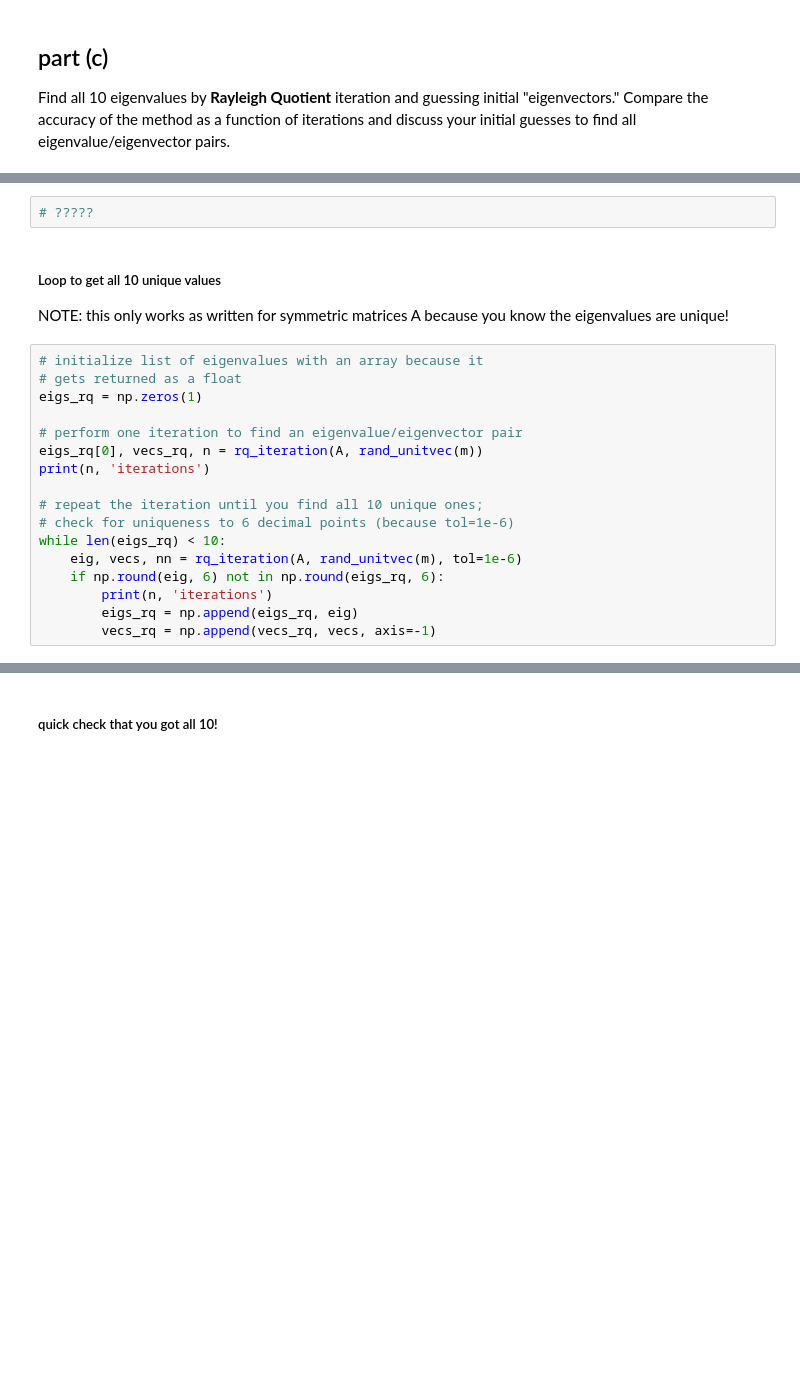
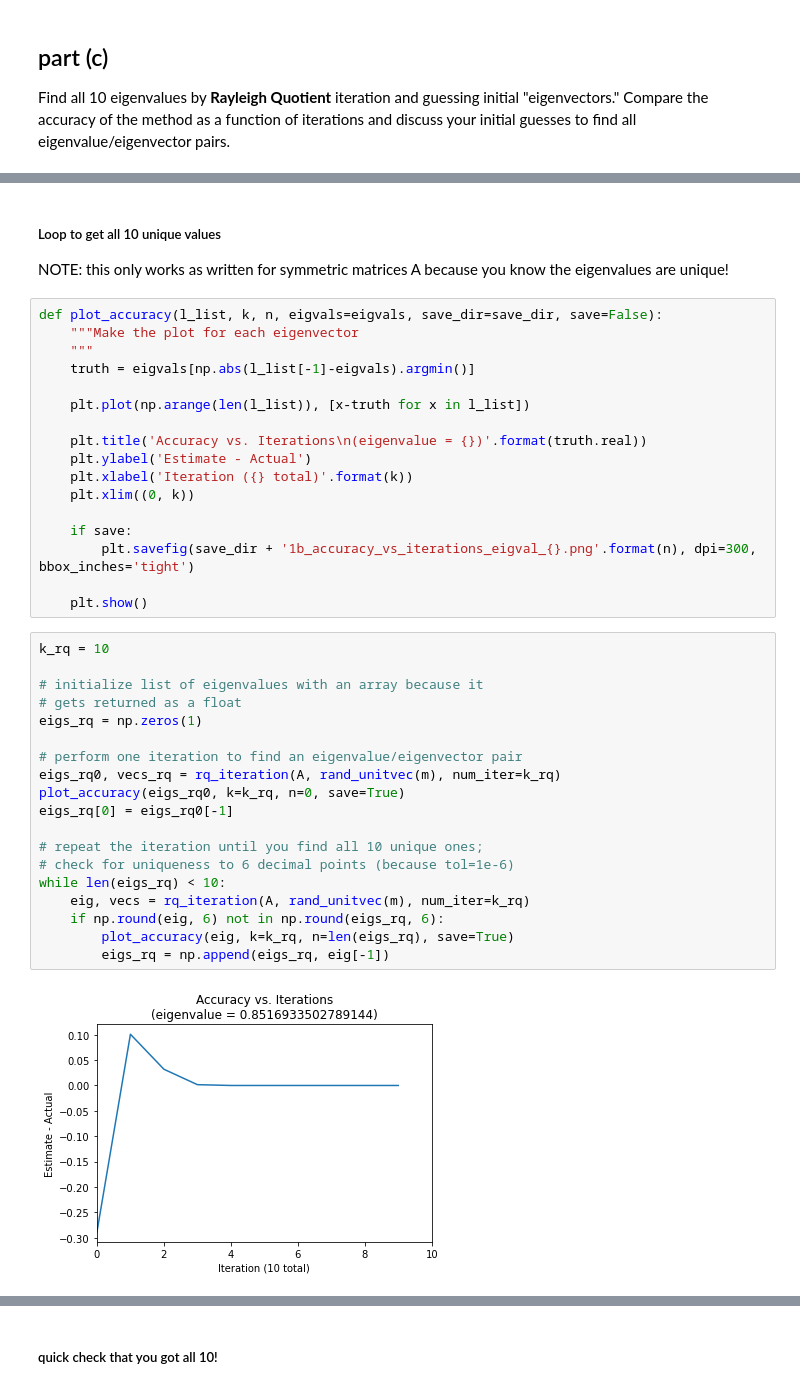
Before and after one commit to jacnugent/amath584, a Jupyter notebook: hw5_iterative_methods/hw5_draft.ipynb, the cells around one changed output, grey strips where cells are left out. Cells and saved outputs as stored; diff of their text form; blank space fills up the shorter version.

```diff
--- a/hw5_iterative_methods/hw5_draft.ipynb
+++ b/hw5_iterative_methods/hw5_draft.ipynb
@@ -257,22 +289,41 @@ Find all 10 eigenvalues by **Rayleigh Quotient** iteration and guessing initial
-# %%
-# ?????
 # %% [markdown]
 ##### Loop to get all 10 unique values
 NOTE: this only works as written for symmetric matrices A because you know the eigenvalues are unique!
+# %%
+def plot_accuracy(l_list, k, n, eigvals=eigvals, save_dir=save_dir, save=False):
+    """Make the plot for each eigenvector
+    """
+    truth = eigvals[np.abs(l_list[-1]-eigvals).argmin()]
+
+    plt.plot(np.arange(len(l_list)), [x-truth for x in l_list])
+
+    plt.title('Accuracy vs. Iterations\n(eigenvalue = {})'.format(truth.real))
+    plt.ylabel('Estimate - Actual')
+    plt.xlabel('Iteration ({} total)'.format(k))
+    plt.xlim((0, k))
+
+    if save:
+        plt.savefig(save_dir + '1b_accuracy_vs_iterations_eigval_{}.png'.format(n), dpi=300, bbox_inches='tight')
+
+    plt.show()
 # %%
+k_rq = 10
+
 # initialize list of eigenvalues with an array because it
 # gets returned as a float
 eigs_rq = np.zeros(1)
 
 # perform one iteration to find an eigenvalue/eigenvector pair
-eigs_rq[0], vecs_rq, n = rq_iteration(A, rand_unitvec(m))
-print(n, 'iterations')
+eigs_rq0, vecs_rq = rq_iteration(A, rand_unitvec(m), num_iter=k_rq)
+plot_accuracy(eigs_rq0, k=k_rq, n=0, save=True)
+eigs_rq[0] = eigs_rq0[-1]
 
 # repeat the iteration until you find all 10 unique ones;
 # check for uniqueness to 6 decimal points (because tol=1e-6)
 while len(eigs_rq) < 10:
-    eig, vecs, nn = rq_iteration(A, rand_unitvec(m), tol=1e-6)
+    eig, vecs = rq_iteration(A, rand_unitvec(m), num_iter=k_rq)
     if np.round(eig, 6) not in np.round(eigs_rq, 6):
-        print(n, 'iterations')
-        eigs_rq = np.append(eigs_rq, eig)
-        vecs_rq = np.append(vecs_rq, vecs, axis=-1)
+        plot_accuracy(eig, k=k_rq, n=len(eigs_rq), save=True)
+        eigs_rq = np.append(eigs_rq, eig[-1])
+# %% [output]
+[figure, added]
```
Also changed, not shown: parts of 76 cells of this notebook, 2 other files.
